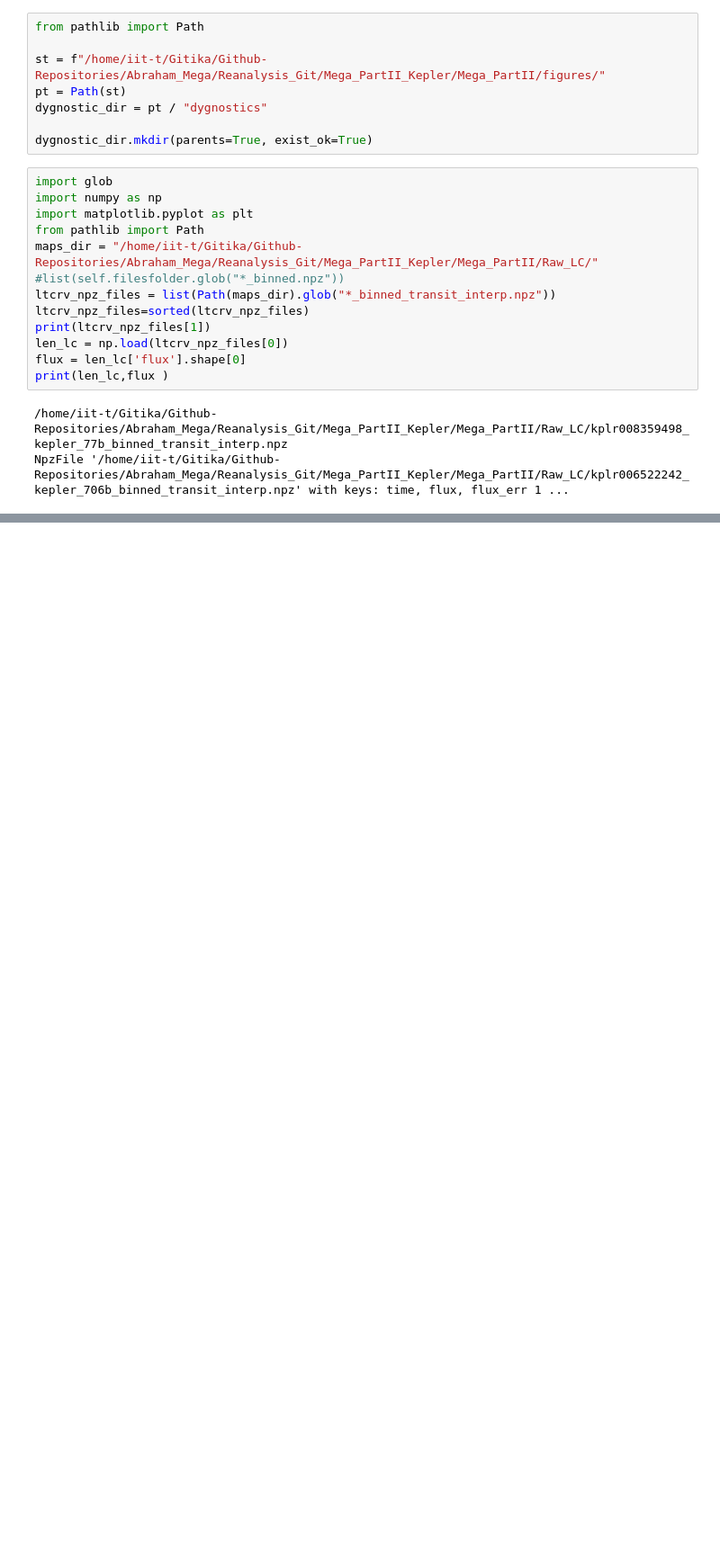
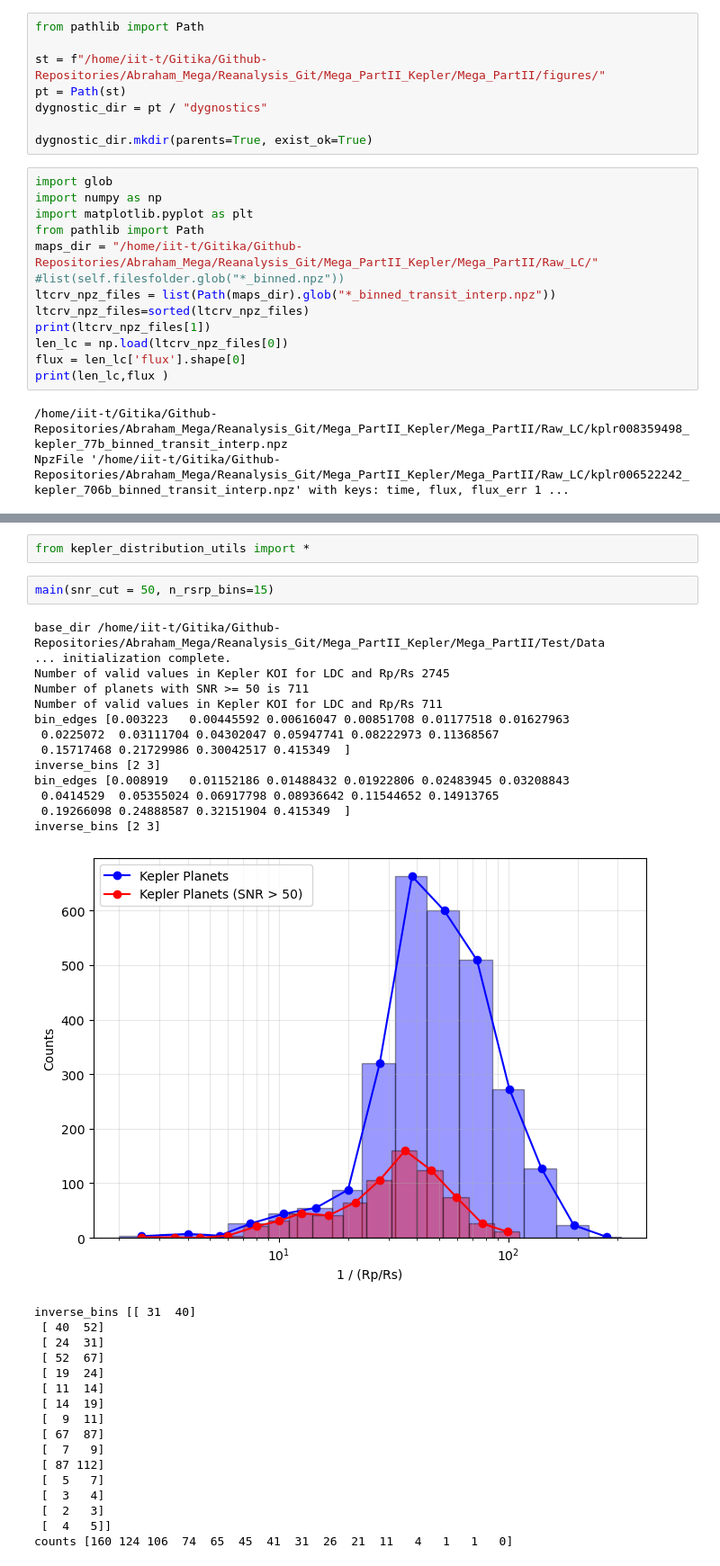
Before and after one commit to gitika2021/Mega_PartII, a Jupyter notebook: clean_codes_v2/Tests.ipynb, the cells around one changed output, grey strips where cells are left out. Shown at 90% size. Cells and saved outputs as stored; diff of their text form; blank space fills up the shorter version.

```diff
--- a/clean_codes_v2/Tests.ipynb
+++ b/clean_codes_v2/Tests.ipynb
@@ -24,0 +539,35 @@ NpzFile '/home/iit-t/Gitika/Github-Repositories/Abraham_Mega/Reanalysis_Git/Mega
+# %%
+from kepler_distribution_utils import *
+# %%
+main(snr_cut = 50, n_rsrp_bins=15)
+# %% [output]
+base_dir /home/iit-t/Gitika/Github-Repositories/Abraham_Mega/Reanalysis_Git/Mega_PartII_Kepler/Mega_PartII/Test/Data
+... initialization complete.
+Number of valid values in Kepler KOI for LDC and Rp/Rs 2745
+Number of planets with SNR >= 50 is 711
+Number of valid values in Kepler KOI for LDC and Rp/Rs 711
+bin_edges [0.003223   0.00445592 0.00616047 0.00851708 0.01177518 0.01627963
+ 0.0225072  0.03111704 0.04302047 0.05947741 0.08222973 0.11368567
+ 0.15717468 0.21729986 0.30042517 0.415349  ]
+inverse_bins [2 3]
+bin_edges [0.008919   0.01152186 0.01488432 0.01922806 0.02483945 0.03208843
+ 0.0414529  0.05355024 0.06917798 0.08936642 0.11544652 0.14913765
+ 0.19266098 0.24888587 0.32151904 0.415349  ]
+inverse_bins [2 3]
+[figure, added]
+inverse_bins [[ 31  40]
+ [ 40  52]
+ [ 24  31]
+ [ 52  67]
+ [ 19  24]
+ [ 11  14]
+ [ 14  19]
+ [  9  11]
+ [ 67  87]
+ [  7   9]
+ [ 87 112]
+ [  5   7]
+ [  3   4]
+ [  2   3]
+ [  4   5]]
+counts [160 124 106  74  65  45  41  31  26  21  11   4   1   1   0]
```
Also changed, not shown: parts of 6 cells of this notebook, 19 other files.
